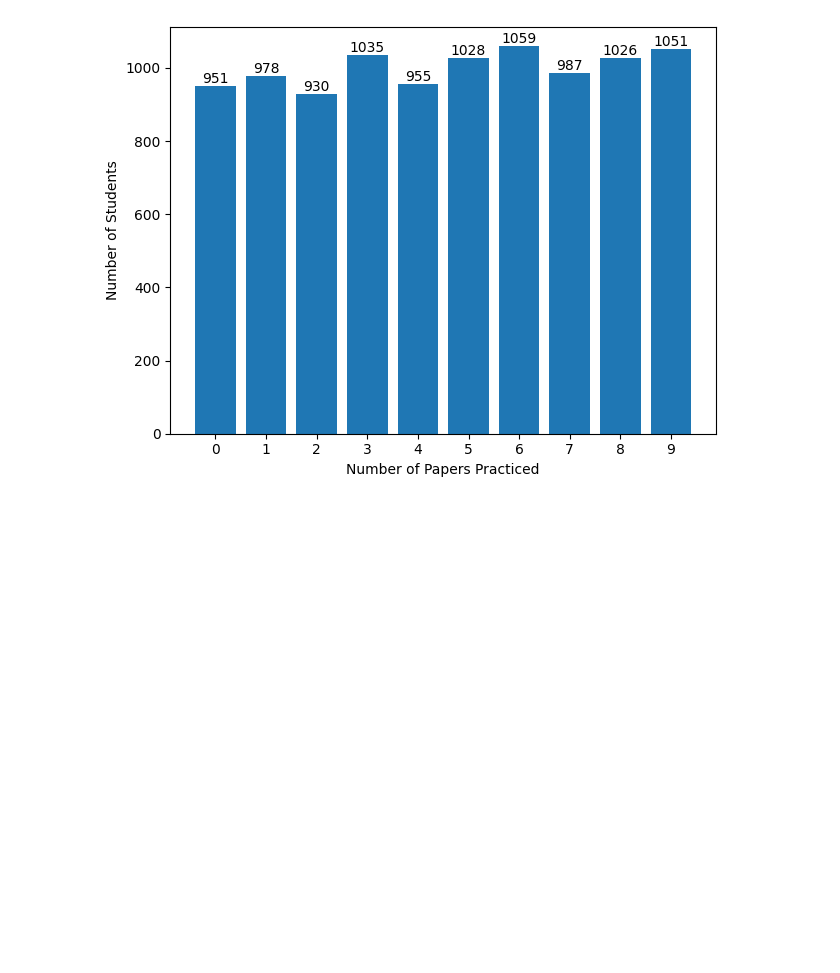
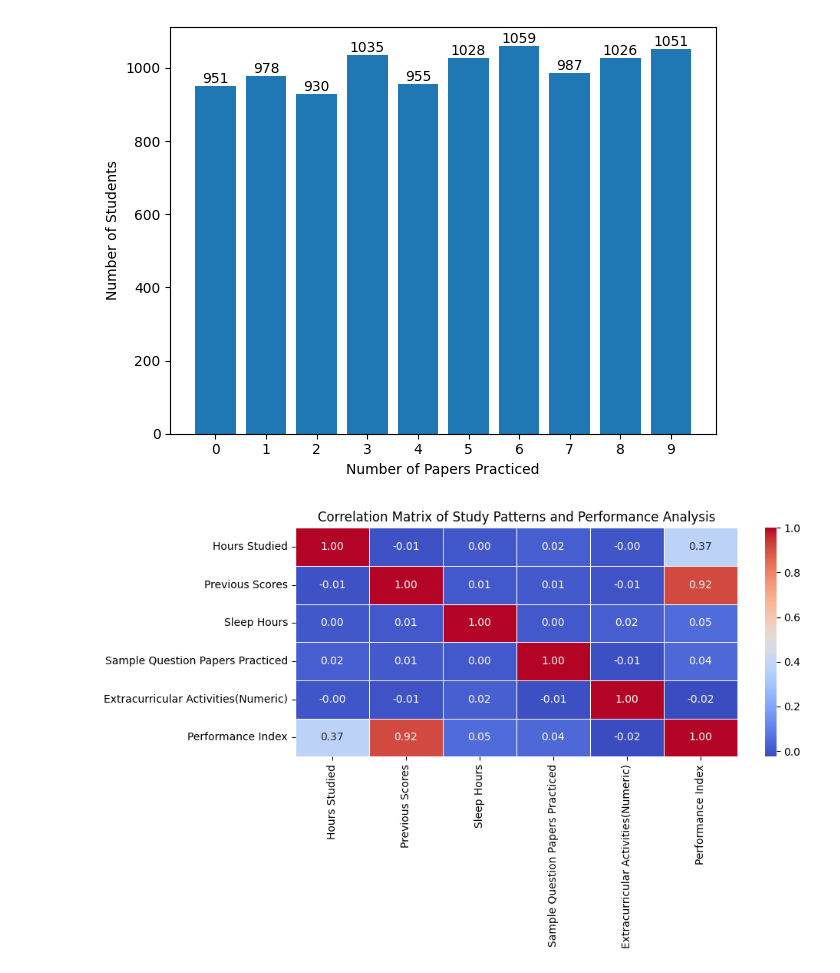
Before and after one commit to newguy7/DataScienceProjects, a Jupyter notebook: student_performance.ipynb, the cells around one changed output. Saved outputs shown, nothing was run; the diff lists cells and outputs as text; code cells hidden in the pictures; blank space fills up the shorter version.

```diff
--- a/student_performance.ipynb
+++ b/student_performance.ipynb
@@ -214,0 +219,16 @@ plt.show()
+# %%
+# Convert 'Extracurricular Activities' to numerical values for easier comparison
+ECA_mapping = {'No': 2, 'Yes': 1}
+df['Extracurricular Activities(Numeric)'] = df['Extracurricular Activities'].map(ECA_mapping)
+# %%
+# Creating a DataFrame for correlations between all habits and cancer probability
+correlation_matrix = df[['Hours Studied', 'Previous Scores', 'Sleep Hours', 'Sample Question Papers Practiced', 'Extracurricular Activities(Numeric)','Performance Index']].corr()
+
+# Creating a heatmap to visualize the correlation matrix
+plt.figure(figsize=(10, 6))
+sns.heatmap(correlation_matrix, annot=True, cmap='coolwarm', linewidths=0.5, fmt=".2f")
+plt.title('Correlation Matrix of Study Patterns and Performance Analysis')
+plt.tight_layout()
+plt.show()
+# %% [output]
+[figure, added]
```
Also changed, not shown: parts of 26 cells of this notebook.
